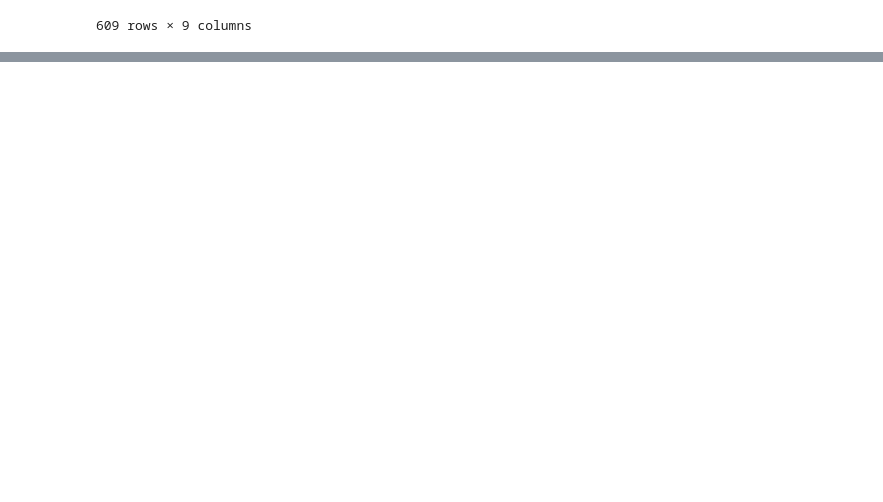
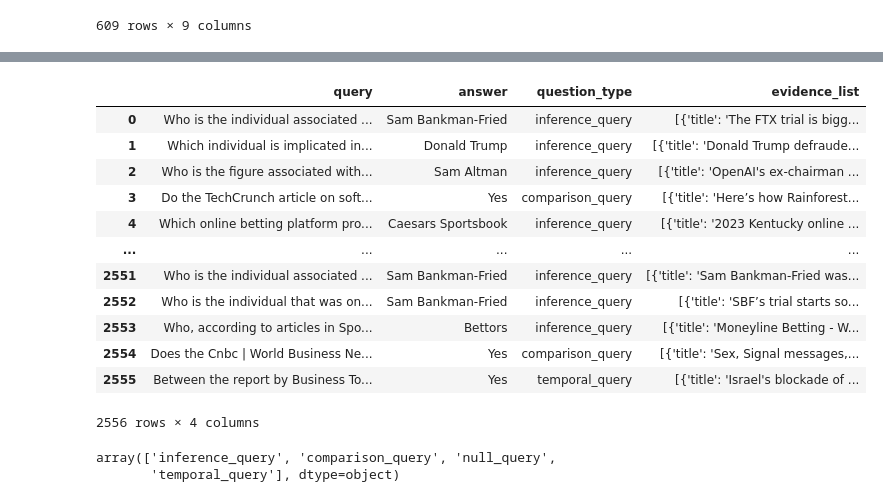
Before and after one commit to dev-mbarq/GraphRAG-internship-Diego, a Jupyter notebook: notebooks/multi-hop_data_exploration.ipynb, the cells around one changed output, grey strips where cells are left out. Drawn from its saved outputs; the diff is of its cells as text; code cells hidden in the pictures; blank space fills up the shorter version.

```diff
--- a/notebooks/multi-hop_data_exploration.ipynb
+++ b/notebooks/multi-hop_data_exploration.ipynb
@@ -124,0 +129,7 @@ corpus_as_df
+# %%
+# Path to corpus file
+multihop_queries_path = os.path.join("..", "data", "Multi-hop_RAG_dataset", "MultiHopRAG.json")
+
+# Read JSON
+with open(multihop_queries_path, "r", encoding="utf-8") as f:
+    queries = json.load(f)
@@ -124,0 +156,24 @@ corpus_as_df
+# %%
+# Convert corpus data into df
+queries_as_df = pd.DataFrame(queries)
+# %%
+queries_as_df
+# %% [output]
+|  | query | answer | question_type | evidence_list |
+| 0 | Who is the individual associated ... | Sam Bankman-Fried | inference_query | [{'title': 'The FTX trial is bigg... |
+| 1 | Which individual is implicated in... | Donald Trump | inference_query | [{'title': 'Donald Trump defraude... |
+| 2 | Who is the figure associated with... | Sam Altman | inference_query | [{'title': 'OpenAI's ex-chairman ... |
+| 3 | Do the TechCrunch article on soft... | Yes | comparison_query | [{'title': 'Here’s how Rainforest... |
+| 4 | Which online betting platform pro... | Caesars Sportsbook | inference_query | [{'title': '2023 Kentucky online ... |
+| ... | ... | ... | ... | ... |
+| 2551 | Who is the individual associated ... | Sam Bankman-Fried | inference_query | [{'title': 'Sam Bankman-Fried was... |
+| 2552 | Who is the individual that was on... | Sam Bankman-Fried | inference_query | [{'title': 'SBF’s trial starts so... |
+| 2553 | Who, according to articles in Spo... | Bettors | inference_query | [{'title': 'Moneyline Betting - W... |
+| 2554 | Does the Cnbc | World Business Ne... | Yes | comparison_query | [{'title': 'Sex, Signal messages,... |
+| 2555 | Between the report by Business To... | Yes | temporal_query | [{'title': 'Israel's blockade of ... |
+2556 rows × 4 columns
+# %%
+queries_as_df["question_type"].unique()
+# %% [output]
+array(['inference_query', 'comparison_query', 'null_query',
+       'temporal_query'], dtype=object)
```
Also changed, not shown: parts of 3 cells of this notebook, 4 other files.
